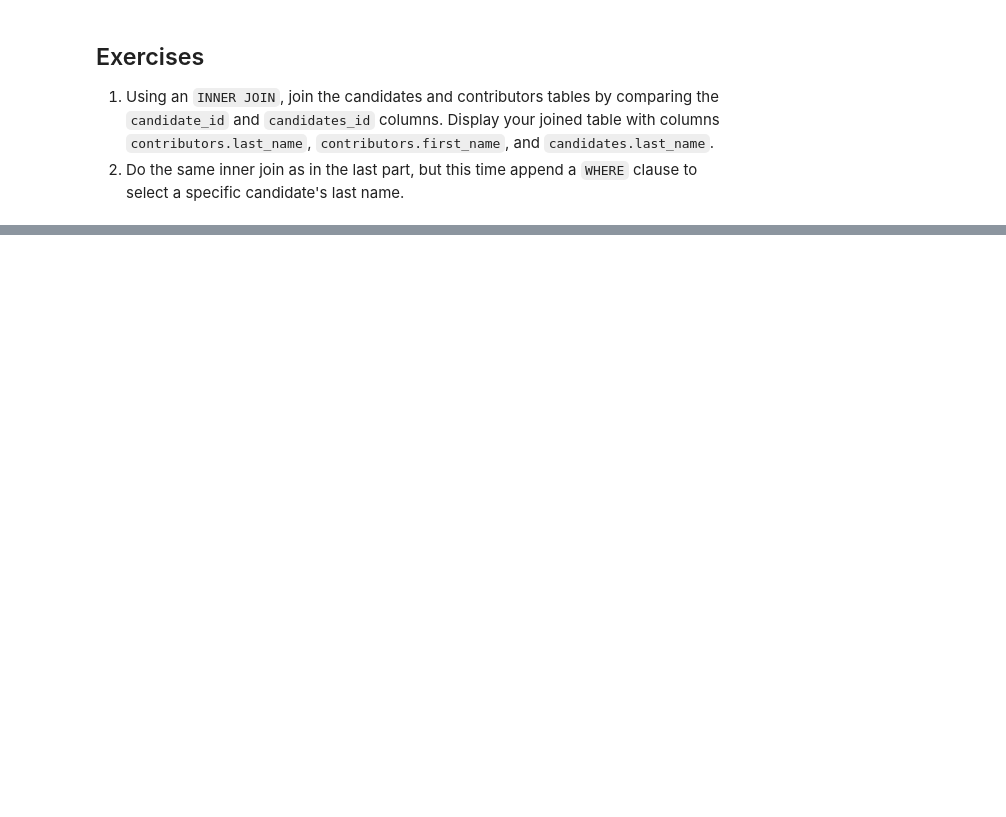
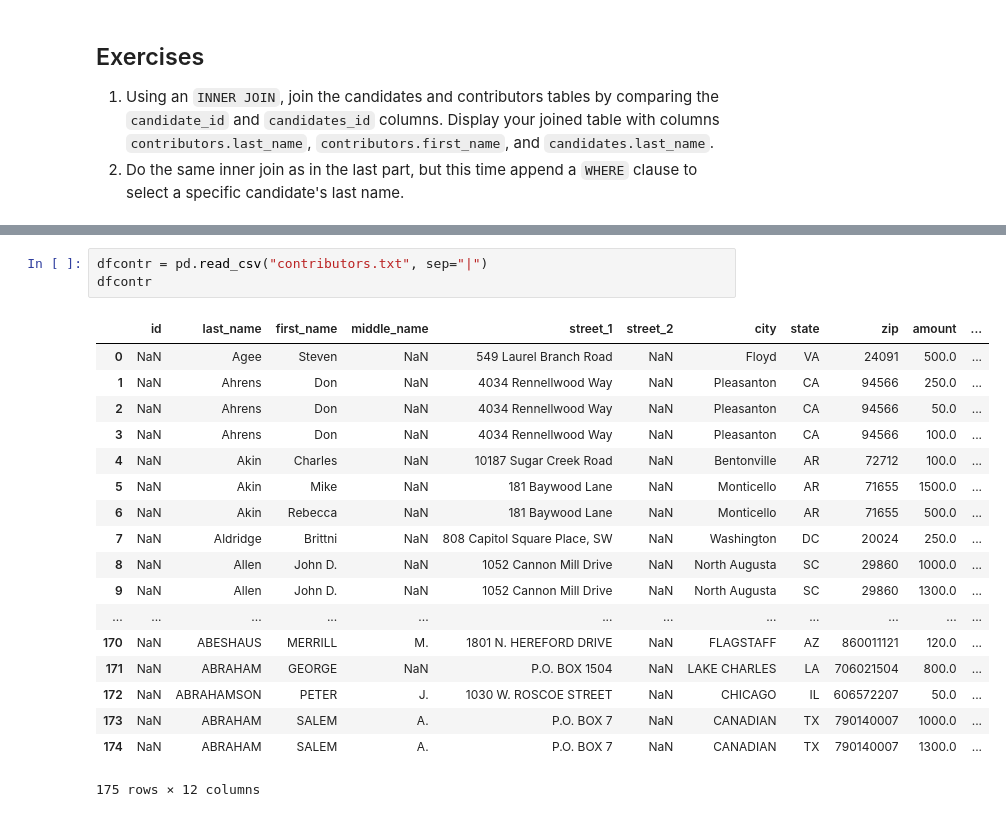
Before and after one commit to Hulalazz/cs207-F17, a Jupyter notebook: lectures/L19/L19.ipynb, the cells around one changed output, grey strips where cells are left out. Saved outputs shown, nothing was run; the diff lists cells and outputs as text; blank space fills up the shorter version.

```diff
--- a/lectures/L19/L19.ipynb
+++ b/lectures/L19/L19.ipynb
@@ -157,0 +315,22 @@ What is `SQL` doing with this operation?  It may help to visualize this with a V
+# %%
+dfcontr = pd.read_csv("contributors.txt", sep="|")
+dfcontr
+# %% [output]
+|  | id | last_name | first_name | middle_name | street_1 | street_2 | city | state | zip | amount | ... |
+| 0 | NaN | Agee | Steven | NaN | 549 Laurel Branch Road | NaN | Floyd | VA | 24091 | 500.0 | ... |
+| 1 | NaN | Ahrens | Don | NaN | 4034 Rennellwood Way | NaN | Pleasanton | CA | 94566 | 250.0 | ... |
+| 2 | NaN | Ahrens | Don | NaN | 4034 Rennellwood Way | NaN | Pleasanton | CA | 94566 | 50.0 | ... |
+| 3 | NaN | Ahrens | Don | NaN | 4034 Rennellwood Way | NaN | Pleasanton | CA | 94566 | 100.0 | ... |
+| 4 | NaN | Akin | Charles | NaN | 10187 Sugar Creek Road | NaN | Bentonville | AR | 72712 | 100.0 | ... |
+| 5 | NaN | Akin | Mike | NaN | 181 Baywood Lane | NaN | Monticello | AR | 71655 | 1500.0 | ... |
+| 6 | NaN | Akin | Rebecca | NaN | 181 Baywood Lane | NaN | Monticello | AR | 71655 | 500.0 | ... |
+| 7 | NaN | Aldridge | Brittni | NaN | 808 Capitol Square Place, SW | NaN | Washington | DC | 20024 | 250.0 | ... |
+| 8 | NaN | Allen | John D. | NaN | 1052 Cannon Mill Drive | NaN | North Augusta | SC | 29860 | 1000.0 | ... |
+| 9 | NaN | Allen | John D. | NaN | 1052 Cannon Mill Drive | NaN | North Augusta | SC | 29860 | 1300.0 | ... |
+| ... | ... | ... | ... | ... | ... | ... | ... | ... | ... | ... | ... |
+| 170 | NaN | ABESHAUS | MERRILL | M. | 1801 N. HEREFORD DRIVE | NaN | FLAGSTAFF | AZ | 860011121 | 120.0 | ... |
+| 171 | NaN | ABRAHAM | GEORGE | NaN | P.O. BOX 1504 | NaN | LAKE CHARLES | LA | 706021504 | 800.0 | ... |
+| 172 | NaN | ABRAHAMSON | PETER | J. | 1030 W. ROSCOE STREET | NaN | CHICAGO | IL | 606572207 | 50.0 | ... |
+| 173 | NaN | ABRAHAM | SALEM | A. | P.O. BOX 7 | NaN | CANADIAN | TX | 790140007 | 1000.0 | ... |
+| 174 | NaN | ABRAHAM | SALEM | A. | P.O. BOX 7 | NaN | CANADIAN | TX | 790140007 | 1300.0 | ... |
+175 rows × 12 columns
```
Also changed, not shown: parts of 21 cells of this notebook, 2 other files.
